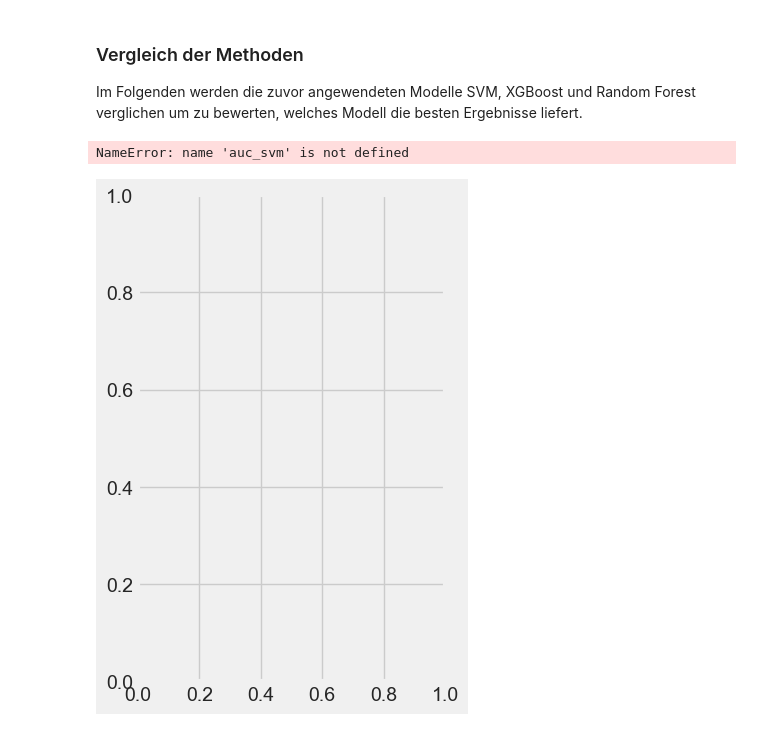
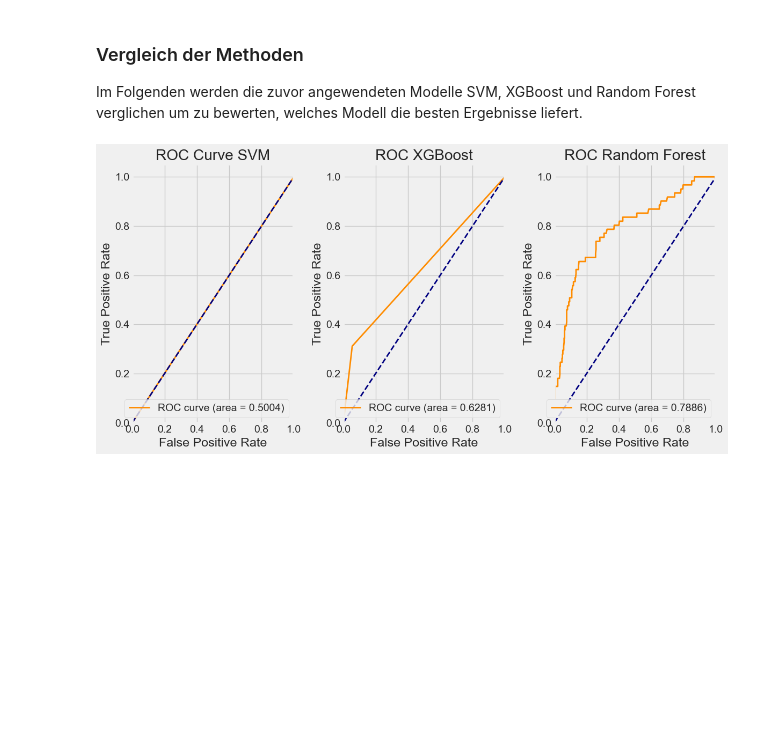
Before and after one commit to vngtr/datamining, a Jupyter notebook: 4.Modeling.ipynb, the cells around one changed output. Cells and saved outputs as stored; diff of their text form; code cells hidden in the pictures; blank space fills up the shorter version.

```diff
--- a/4.Modeling.ipynb
+++ b/4.Modeling.ipynb
@@ -694,7 +669,7 @@ random_search = RandomizedSearchCV(
 )
 
 # Fit
-random_search.fit(X_train, y_train)
+random_search.fit(X_resampled, y_resampled)
 
 print(f"Best Parameter: {random_search.best_params_}")
 print(f"Best Score: {random_search.best_score_}")
@@ -813,6 +803,7 @@ Die Support Vector Machine (SVM) ist ein überwachter Lernalgorithmus, der versu
 # %%
 # Erstellen und trainieren des SVM Modells
-svm = SVC(kernel='rbf', C=1.0, probability=True, random_state=2)
-svm.fit(X_train, y_train)
-evaluate(svm, X_train,  X_test,  y_train, y_test)
+svm = SVC(kernel='rbf', C=1.0, probability=True, random_state=42)
+svm.fit(X_resampled, y_resampled)
+evaluation(svm, X_resampled,  y_resampled, X_test, y_test, train=True)
+evaluation(svm, X_resampled,  y_resampled, X_test, y_test, train=False)
 # %% [output]
@@ -836,7 +827,7 @@ support    380.000000  61.0  0.861678  441.000000    441.000000
 # %% [markdown]
 Mithilfe von GridSearch wird eine geeignete Parameterkombination identifiziert.
 # %%
-svm = SVC(random_state=2)
+svm = SVC(random_state=42)
 
 param_grid = [
     {'C': [0.1, 1, 6, 10], 'gamma': [0.001, 0.005, 0.01], 'kernel': ['rbf']},
@@ -844,6 +835,6 @@ param_grid = [
 
 
 search = GridSearchCV(svm, param_grid=param_grid, scoring='roc_auc', cv=3, refit=True, verbose=1)
-search.fit(X_train, y_train)
+search.fit(X_resampled, y_resampled)
 # %% [output]
 Fitting 3 folds for each of 12 candidates, totalling 36 fits
@@ -855,7 +846,8 @@ GridSearchCV(cv=3, estimator=SVC(random_state=2),
 Bei mehrmaligem Testen mit unterschiedlichen RandomStates wird deutlich, dass die geeigneten Parameterkombinationen stark voneinander abweichen.
 # %%
 svm = SVC(**search.best_params_, probability=True)
-svm.fit(X_train, y_train)
+svm.fit(X_resampled, y_resampled)
 
-evaluate(svm, X_train, X_test, y_train, y_test)
+evaluation(svm, X_resampled,  y_resampled, X_test, y_test, train=True)
+evaluation(svm, X_resampled,  y_resampled, X_test, y_test, train=False)
 # %% [output]
@@ -908,38 +900,37 @@ plt.figure(figsize=(12, 6))
 
 # ROC-Kurve vor dem Tuning
 plt.subplot(1, 3, 1)
-plt.plot(fpr_svm, tpr_svm, color='darkorange', lw=2, label=f'ROC curve (area = {auc_svm:0.4f})')
+plt.plot(fpr_svm, tpr_svm, color='darkorange', lw=2, label=f'ROC curve (area = {roc_auc_svm:0.4f})')
 plt.plot([0, 1], [0, 1], color='navy', lw=2, linestyle='--')
 plt.xlim([0.0, 1.0])
 plt.ylim([0.0, 1.05])
 plt.xlabel('False Positive Rate')
 plt.ylabel('True Positive Rate')
 plt.title('ROC Curve SVM')
 plt.legend(loc="lower right")
 
 # ROC-Kurve XGBoost
 plt.subplot(1, 3, 2)
-plt.plot(xxx, xxx, color='darkorange', lw=2, label=f'ROC curve (area = {xxx:0.4f})')
+plt.plot(fpr_xgb_model, tpr_xgb_model, color='darkorange', lw=2, label=f'ROC curve (area = {roc_auc_xgb_model:0.4f})')
 plt.plot([0, 1], [0, 1], color='navy', lw=2, linestyle='--')
 plt.xlim([0.0, 1.0])
 plt.ylim([0.0, 1.05])
 plt.xlabel('False Positive Rate')
 plt.ylabel('True Positive Rate')
 plt.title('ROC XGBoost')
 plt.legend(loc="lower right")
 
 # ROC-Kurve Random Forest
 plt.subplot(1, 3, 3)
 plt.plot(fpr_rf, tpr_rf, color='darkorange', lw=2, label=f'ROC curve (area = {roc_auc_rf:0.4f})')
 plt.plot([0, 1], [0, 1], color='navy', lw=2, linestyle='--')
 plt.xlim([0.0, 1.0])
 plt.ylim([0.0, 1.05])
 plt.xlabel('False Positive Rate')
 plt.ylabel('True Positive Rate')
 plt.title('ROC Random Forest')
 plt.legend(loc="lower right")
 
 plt.tight_layout()
 # %% [output]
-NameError: name 'auc_svm' is not defined
-[figure, old version]
+[figure, new version]
```
Also changed, not shown: parts of 29 cells of this notebook.
